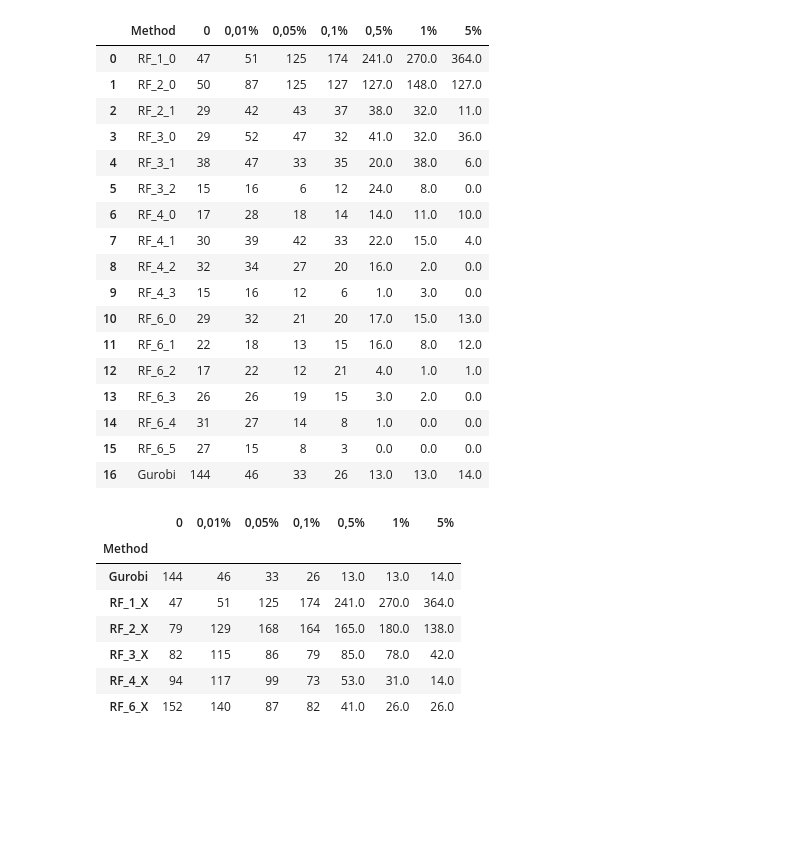
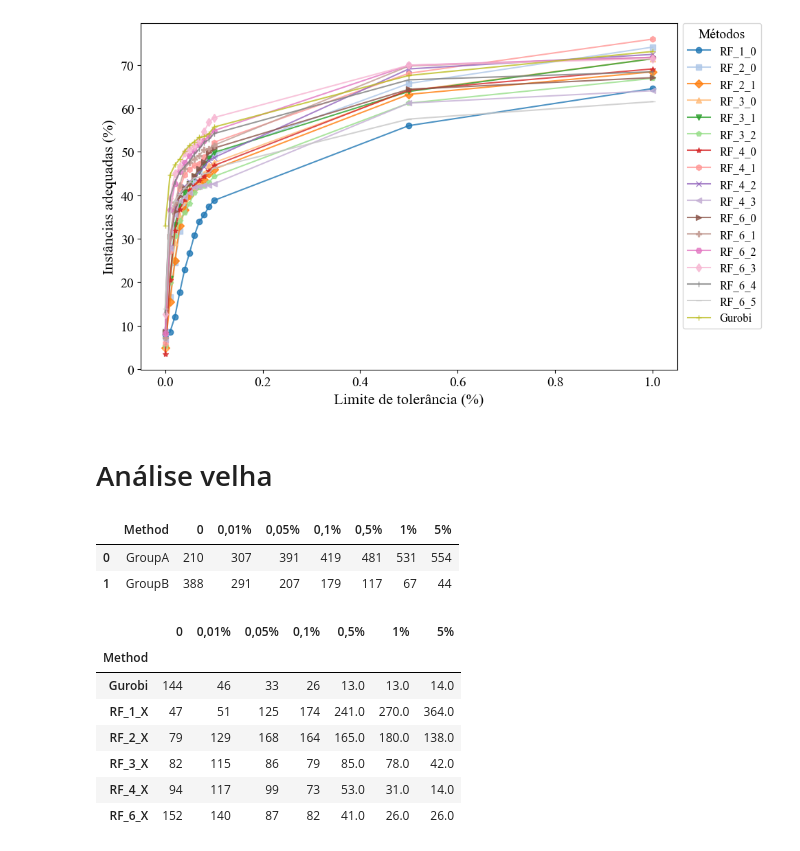
Before and after one commit to lucasgmalheiros/tcc-relax-and-fix, a Jupyter notebook: predict_heuristics/analises/2-results_instances.ipynb, the cells around one changed output. Saved outputs shown, nothing was run; the diff lists cells and outputs as text; code cells hidden in the pictures; blank space fills up the shorter version.

```diff
--- a/predict_heuristics/analises/2-results_instances.ipynb
+++ b/predict_heuristics/analises/2-results_instances.ipynb
@@ -8,0 +14,6 @@ import pandas as pd
+# %%
+# 1. Get dataset
+results = pd.read_csv('../datasets/instances_results.csv')
+features = pd.read_csv('../datasets/multi_plant_instance_features.csv')
+dataset = fml.create_dataset(features, results)
+methods = [col[4:] for col in results.columns if col.startswith('Obj')]
@@ -9,53 +55,88 @@ import pandas as pd
+# %%
+import matplotlib.pyplot as plt
+import numpy as np
+
+# Define a colormap and markers
+colors = plt.cm.tab20.colors  # Use a colormap with enough colors
+markers = ['o', 's', 'D', '^', 'v', 'p', '*', 'h', 'x', '<', '>', 'P', 'H', 'd', '|', '_', '+']  # 17 markers
+
+# Normalize the table values relative to 598
+normalized_table = (summary_table / 598) * 100
+normalized_table.rename(index={"RF_T_0": "Gurobi"}, inplace=True)
+
+# Configure the font
+plt.rcParams['font.family'] = 'Times New Roman'
+plt.rcParams['font.size'] = 14
+
+# Create the plot
+plt.figure(figsize=(10, 6))
+for i, method in enumerate(normalized_table.index):
+    plt.plot(
+        normalized_table.columns * 100,  # Convert x-axis to percentage
+        normalized_table.loc[method],
+        label=method,
+        alpha=0.8,
+        color=colors[i % len(colors)],  # Cycle through colors
+        marker=markers[i % len(markers)],
+        linestyle='-'  # Solid line
+    )
+
+# Customize the plot
+plt.xlabel('Limite de tolerância (%)', fontsize=16)
+plt.ylabel('Instâncias adequadas (%)', fontsize=16)
+plt.legend(
+    title='Métodos',
+    fontsize=12,
+    title_fontsize=14,
+    loc='upper left',  # Position the legend
+    bbox_to_anchor=(1, 1.017)  # Move legend outside the plot
+)
+plt.tight_layout()
+
+# Remove the grid
+# plt.grid(True)
+plt.tight_layout()
+plt.savefig('fig_resultados_tolerancia.png', dpi=300, bbox_inches='tight')
+# Show the plot
+plt.show()
+# %% [output]
+[figure, added]
+# %% [markdown]
+# Análise velha
 # %%
 # Load your data
 results = pd.read_csv('../datasets/instances_results.csv')
 features = pd.read_csv('../datasets/multi_plant_instance_features.csv')
 
 # Initialize an empty DataFrame to store the value counts for each limit
 final_df = pd.DataFrame()
 
 # List of limits to test
 limits = [0, 0.01/100, 0.05/100, 0.1/100, 0.5/100, 1/100, 5/100]
 
 for limit in limits:
-    # Assuming fml.create_dataset and fml.create_target are functions from a specific library you're using
     dataset = fml.create_dataset(dataset_features=features, dataset_results=results)
-    dataset = fml.create_target(data=dataset, tolerance=limit, binary_classification=False)
+    dataset = fml.create_binary_target(data=dataset, tolerance=limit)
 
     # Count the target values
     value_counts = dataset['TARGET'].value_counts().sort_index()
 
     # Add the counts to the final DataFrame
     final_df[f'Limit_{limit}'] = value_counts
 
 # Fill NaN values with 0 if any method does not appear in some limit configurations
 final_df.fillna(0, inplace=True)
 
 # Save or display the final DataFrame
 final_df = final_df.reset_index()
 final_df.columns = ['Method', '0', '0,01%', '0,05%', '0,1%', '0,5%', '1%', '5%']
 final_df.loc[final_df['Method'] == 'RF_T_0', 'Method'] = 'Gurobi'
 final_df.to_csv('resultados_alvo.csv', index=False)
 final_df
 # %% [output]
 |  | Method | 0 | 0,01% | 0,05% | 0,1% | 0,5% | 1% | 5% |
-| 0 | RF_1_0 | 47 | 51 | 125 | 174 | 241.0 | 270.0 | 364.0 |
-| 1 | RF_2_0 | 50 | 87 | 125 | 127 | 127.0 | 148.0 | 127.0 |
-| 2 | RF_2_1 | 29 | 42 | 43 | 37 | 38.0 | 32.0 | 11.0 |
-| 3 | RF_3_0 | 29 | 52 | 47 | 32 | 41.0 | 32.0 | 36.0 |
-| 4 | RF_3_1 | 38 | 47 | 33 | 35 | 20.0 | 38.0 | 6.0 |
-| 5 | RF_3_2 | 15 | 16 | 6 | 12 | 24.0 | 8.0 | 0.0 |
-| 6 | RF_4_0 | 17 | 28 | 18 | 14 | 14.0 | 11.0 | 10.0 |
-| 7 | RF_4_1 | 30 | 39 | 42 | 33 | 22.0 | 15.0 | 4.0 |
-| 8 | RF_4_2 | 32 | 34 | 27 | 20 | 16.0 | 2.0 | 0.0 |
-| 9 | RF_4_3 | 15 | 16 | 12 | 6 | 1.0 | 3.0 | 0.0 |
-| 10 | RF_6_0 | 29 | 32 | 21 | 20 | 17.0 | 15.0 | 13.0 |
-| 11 | RF_6_1 | 22 | 18 | 13 | 15 | 16.0 | 8.0 | 12.0 |
-| 12 | RF_6_2 | 17 | 22 | 12 | 21 | 4.0 | 1.0 | 1.0 |
-| 13 | RF_6_3 | 26 | 26 | 19 | 15 | 3.0 | 2.0 | 0.0 |
-| 14 | RF_6_4 | 31 | 27 | 14 | 8 | 1.0 | 0.0 | 0.0 |
-| 15 | RF_6_5 | 27 | 15 | 8 | 3 | 0.0 | 0.0 | 0.0 |
-| 16 | Gurobi | 144 | 46 | 33 | 26 | 13.0 | 13.0 | 14.0 |
+| 0 | GroupA | 210 | 307 | 391 | 419 | 481 | 531 | 554 |
+| 1 | GroupB | 388 | 291 | 207 | 179 | 117 | 67 | 44 |
 # %%
 final_df = final_df.set_index('Method')
 
```
Also changed, not shown: parts of 3 cells of this notebook, 6 other files.
